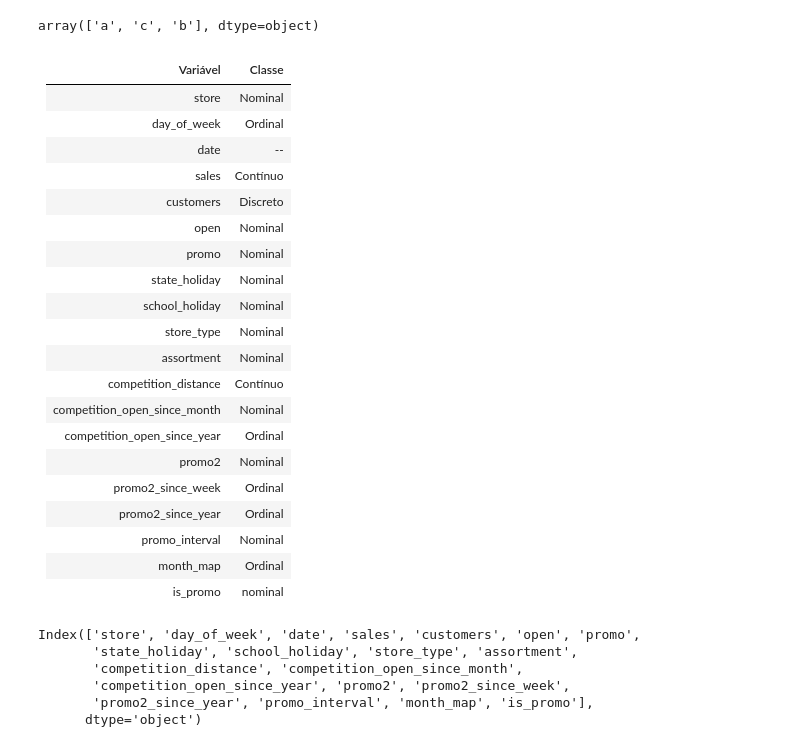
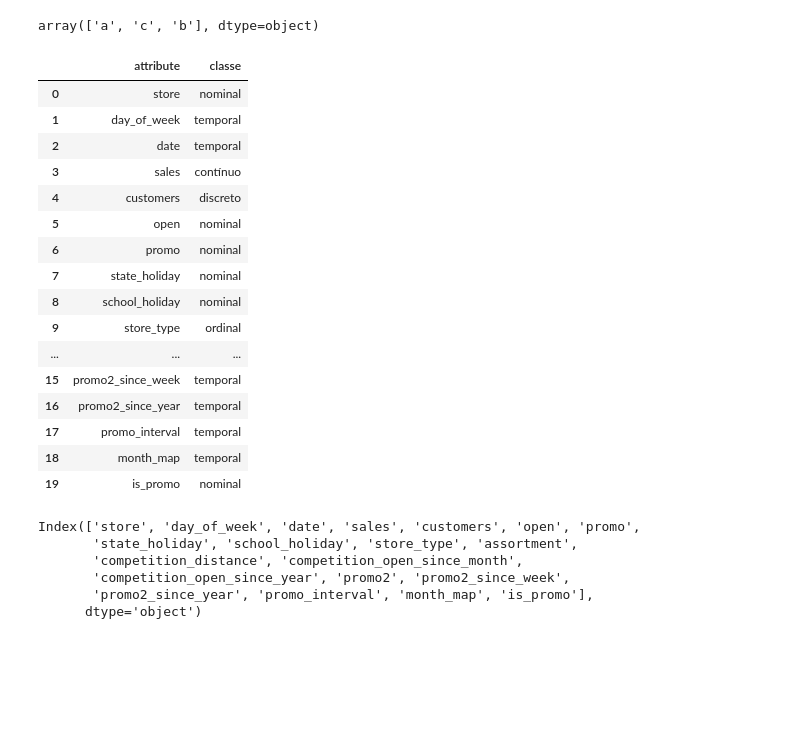
Before and after one commit to ricardosilvabr/rossmann-predict-sales, a Jupyter notebook: notebooks/v1_store_sales_prediction.ipynb, the cells around one changed output. Drawn from its saved outputs; the diff is of its cells as text; code cells hidden in the pictures; blank space fills up the shorter version.

```diff
--- a/notebooks/v1_store_sales_prediction.ipynb
+++ b/notebooks/v1_store_sales_prediction.ipynb
@@ -255,29 +255,50 @@ df1['promo2_since_year'] = df1['promo2_since_year'].astype( int )
 df1['assortment'].unique()
 # %% [output]
 array(['a', 'c', 'b'], dtype=object)
-# %% [markdown]
-| Variável | Classe |
-|----------|--------|
-| store | Nominal |
-| day_of_week | Ordinal |
-| date | -- |
-| sales | Contínuo |
-| customers | Discreto |
-| open | Nominal |
-| promo | Nominal |
-| state_holiday | Nominal |
-| school_holiday | Nominal |
-| store_type | Nominal |
-| assortment | Nominal |
-| competition_distance | Contínuo |
-| competition_open_since_month | Nominal |
-| competition_open_since_year | Ordinal |
-| promo2 | Nominal |
-| promo2_since_week | Ordinal |
-| promo2_since_year | Ordinal |
-| promo_interval | Nominal |
-| month_map | Ordinal |
-| is_promo | nominal |
+# %%
+list_attributes = {
+    'store': 'nominal',
+    'day_of_week': 'temporal',
+    'date': 'temporal',
+    'sales': 'contínuo',
+    'customers': 'discreto',
+    'open': 'nominal',
+    'promo': 'nominal',
+    'state_holiday': 'nominal',
+    'school_holiday': 'nominal',
+    'store_type': 'ordinal',
+    'assortment': 'ordinal',
+    'competition_distance': 'contínuo',
+    'competition_open_since_month': 'temporal',
+    'competition_open_since_year': 'temporal',
+    'promo2': 'nominal',
+    'promo2_since_week': 'temporal',
+    'promo2_since_year': 'temporal',
+    'promo_interval': 'temporal',
+    'month_map': 'temporal',
+    'is_promo': 'nominal'
+}
+
+df_dict = pd.DataFrame( list(list_attributes.items()), columns=['attribute', 'classe'] )
+df_dict
+# %% [output]
+|  | attribute | classe |
+| 0 | store | nominal |
+| 1 | day_of_week | temporal |
+| 2 | date | temporal |
+| 3 | sales | contínuo |
+| 4 | customers | discreto |
+| 5 | open | nominal |
+| 6 | promo | nominal |
+| 7 | state_holiday | nominal |
+| 8 | school_holiday | nominal |
+| 9 | store_type | ordinal |
+| ... | ... | ... |
+| 15 | promo2_since_week | temporal |
+| 16 | promo2_since_year | temporal |
+| 17 | promo_interval | temporal |
+| 18 | month_map | temporal |
+| 19 | is_promo | nominal |
 # %%
 df1.columns
 # %% [output]
```
Also changed, not shown: parts of 9 cells of this notebook.
